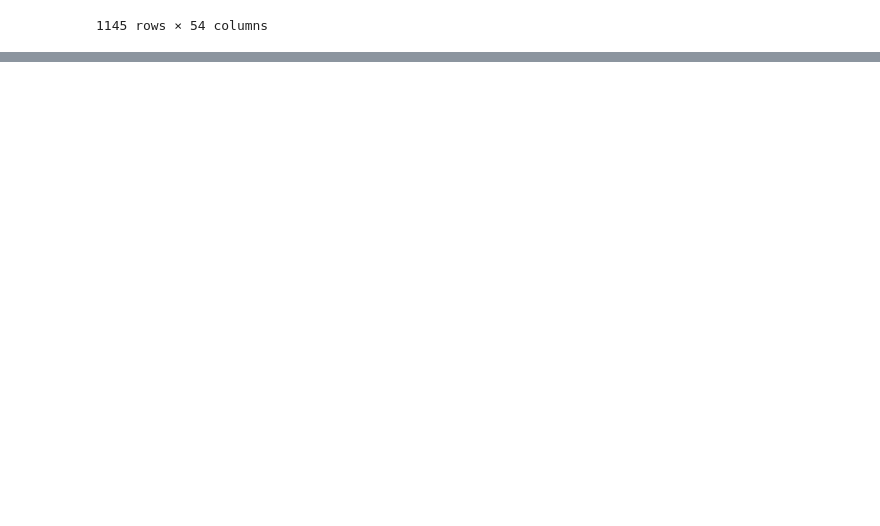
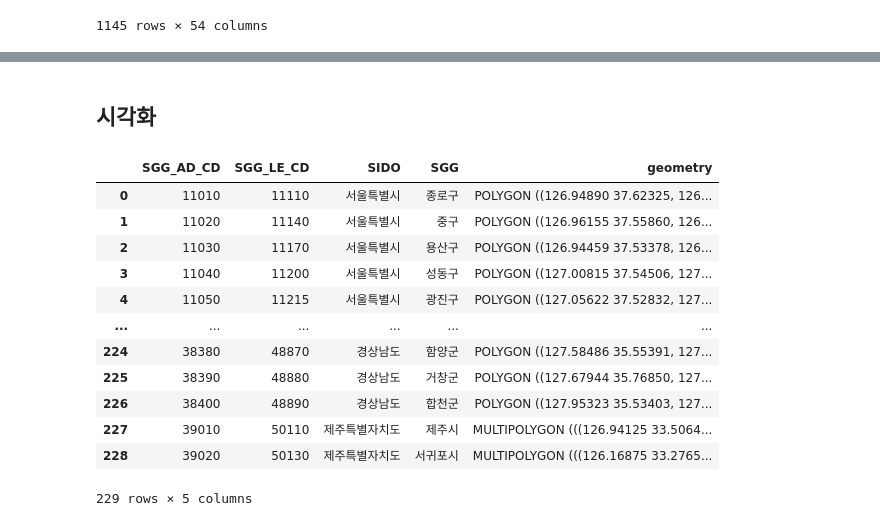
Before and after one commit to kankang-woojin/lib_sdi, a Jupyter notebook: ipynb/4_data_merge.ipynb, the cells around one changed output, grey strips where cells are left out. Cells and saved outputs as stored; diff of their text form; code cells hidden in the pictures; blank space fills up the shorter version.

Commit message:
data visualization
data visualization

```diff
--- a/ipynb/4_data_merge.ipynb
+++ b/ipynb/4_data_merge.ipynb
@@ -86,2 +93,24 @@ dataset
 # %%
 dataset.to_excel('../data/4/result/dataset.xlsx', index=False)
+# %% [markdown]
+## 시각화
+# %%
+import geopandas as gpd
+
+sgg_gdf = gpd.gpd.GeoDataFrame.from_file('../data/0/shp/sgg.shp', encoding='UTF-8', crs="epsg:4326")
+sgg_gdf = sgg_gdf.astype({'SGG_AD_CD':str,'SGG_LE_CD':str})
+sgg_gdf
+# %% [output]
+|  | SGG_AD_CD | SGG_LE_CD | SIDO | SGG | geometry |
+| 0 | 11010 | 11110 | 서울특별시 | 종로구 | POLYGON ((126.94890 37.62325, 126... |
+| 1 | 11020 | 11140 | 서울특별시 | 중구 | POLYGON ((126.96155 37.55860, 126... |
+| 2 | 11030 | 11170 | 서울특별시 | 용산구 | POLYGON ((126.94459 37.53378, 126... |
+| 3 | 11040 | 11200 | 서울특별시 | 성동구 | POLYGON ((127.00815 37.54506, 127... |
+| 4 | 11050 | 11215 | 서울특별시 | 광진구 | POLYGON ((127.05622 37.52832, 127... |
+| ... | ... | ... | ... | ... | ... |
+| 224 | 38380 | 48870 | 경상남도 | 함양군 | POLYGON ((127.58486 35.55391, 127... |
+| 225 | 38390 | 48880 | 경상남도 | 거창군 | POLYGON ((127.67944 35.76850, 127... |
+| 226 | 38400 | 48890 | 경상남도 | 합천군 | POLYGON ((127.95323 35.53403, 127... |
+| 227 | 39010 | 50110 | 제주특별자치도 | 제주시 | MULTIPOLYGON (((126.94125 33.5064... |
+| 228 | 39020 | 50130 | 제주특별자치도 | 서귀포시 | MULTIPOLYGON (((126.16875 33.2765... |
+229 rows × 5 columns
```
Also changed, not shown: parts of 2 cells of this notebook, 5 other files.
